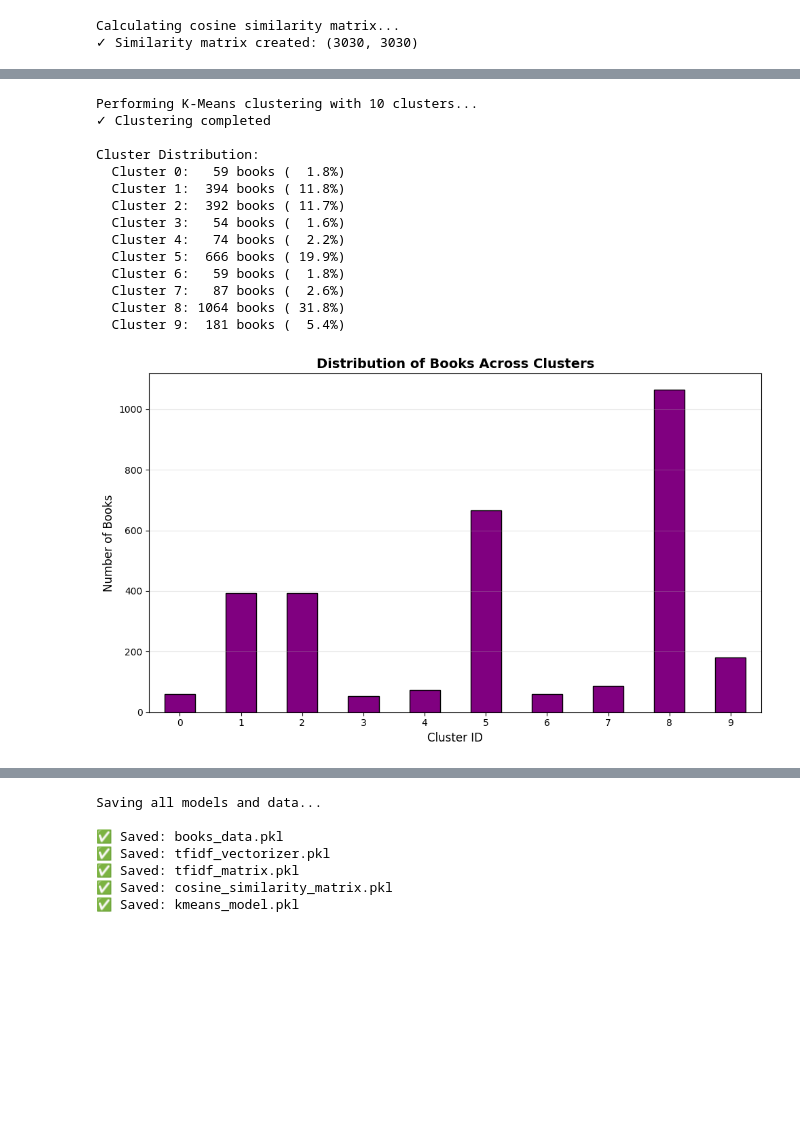
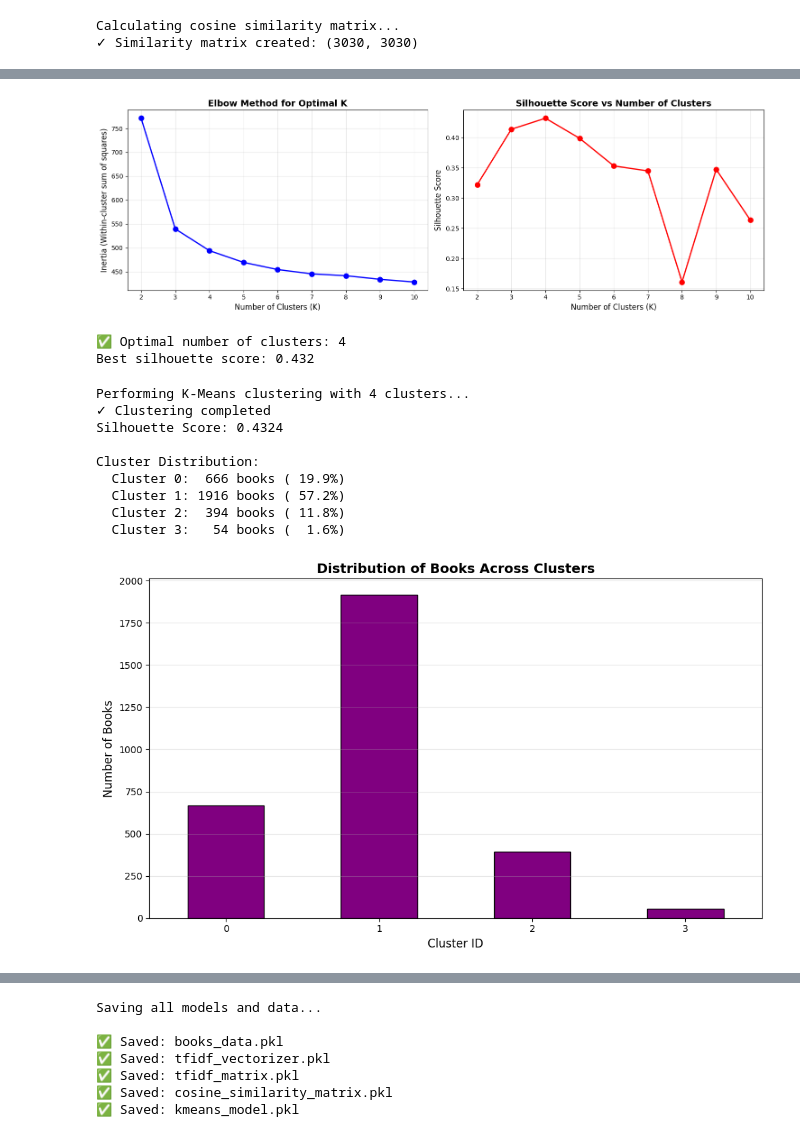
Before and after one commit to surya1626/audible-insights-book-recommendation, a Jupyter notebook: notebooks/index.ipynb, the cells around one changed output, grey strips where cells are left out. Cells and saved outputs as stored; diff of their text form; code cells hidden in the pictures; blank space fills up the shorter version.

```diff
--- a/notebooks/index.ipynb
+++ b/notebooks/index.ipynb
@@ -566,3 +583,28 @@ print(f"✓ Similarity matrix created: {similarity_matrix.shape}")
 # %% [output]
 Calculating cosine similarity matrix...
 ✓ Similarity matrix created: (3030, 3030)
+# %%
+# Try different numbers of clusters
+inertias = []  # Sum of squared distances to cluster centers
+silhouette_scores = []  # Measure of cluster quality
+k_range = range(2, 11)
+
+pca = PCA(n_components=100, random_state=42)  # Reduce to 100 dimensions
+tfidf_reduced = pca.fit_transform(tfidf_matrix.toarray())
+
+print(f"Reduced TF-IDF matrix to {tfidf_reduced.shape[1]} components")
+print(f"Explained variance: {pca.explained_variance_ratio_.sum():.2%}")
+
+for k in k_range:
+    # Train K-means with k clusters
+    kmeans = KMeans(n_clusters=k, random_state=42, n_init=10)
+    kmeans.fit(tfidf_reduced)
+
+    # Store inertia (lower is better, but we look for elbow)
+    inertias.append(kmeans.inertia_)
+
+    # Calculate silhouette score (higher is better, range -1 to 1)
+    sil_score = silhouette_score(tfidf_reduced, kmeans.labels_)
+    silhouette_scores.append(sil_score)
+
+    print(f"K={k}: Inertia={kmeans.inertia_:.2f}, Silhouette={sil_score:.3f}")
@@ -569,42 +623,69 @@ Calculating cosine similarity matrix...
+# %%
+# Visualize elbow plot
+fig, axes = plt.subplots(1, 2, figsize=(15, 5))
+
+# Elbow plot (inertia)
+axes[0].plot(k_range, inertias, 'bo-', linewidth=2, markersize=8)
+axes[0].set_xlabel('Number of Clusters (K)', fontsize=12)
+axes[0].set_ylabel('Inertia (Within-cluster sum of squares)', fontsize=12)
+axes[0].set_title('Elbow Method for Optimal K', fontsize=14, fontweight='bold')
+axes[0].grid(True, alpha=0.3)
+
+# Silhouette score plot
+axes[1].plot(k_range, silhouette_scores, 'ro-', linewidth=2, markersize=8)
+axes[1].set_xlabel('Number of Clusters (K)', fontsize=12)
+axes[1].set_ylabel('Silhouette Score', fontsize=12)
+axes[1].set_title('Silhouette Score vs Number of Clusters', fontsize=14, fontweight='bold')
+axes[1].grid(True, alpha=0.3)
+
+plt.tight_layout()
+plt.show()
+
+# Find optimal K based on silhouette score
+optimal_k = k_range[np.argmax(silhouette_scores)]
+print(f"\n✅ Optimal number of clusters: {optimal_k}")
+print(f"Best silhouette score: {max(silhouette_scores):.3f}")
+# %% [output]
+[figure, added]
+✅ Optimal number of clusters: 4
+Best silhouette score: 0.432
 # %%
 # Perform K-Means clustering
-n_clusters = 10
+n_clusters = 4
 print(f"Performing K-Means clustering with {n_clusters} clusters...")
 
 kmeans = KMeans(n_clusters=n_clusters, random_state=42, n_init=10, max_iter=300)
-df_final['Cluster'] = kmeans.fit_predict(tfidf_matrix)
+df_final['Cluster'] = kmeans.fit_predict(tfidf_reduced)
 
 print(f"✓ Clustering completed")
+sil_score = silhouette_score(tfidf_reduced, df_final['Cluster'], sample_size=1500)
 
+
+print(f"Silhouette Score: {sil_score:.4f}")
 # Cluster distribution
 cluster_counts = df_final['Cluster'].value_counts().sort_index()
 print(f"\nCluster Distribution:")
 for cluster_id, count in cluster_counts.items():
     print(f"  Cluster {cluster_id}: {count:4d} books ({count/len(df)*100:5.1f}%)")
 
 plt.figure(figsize=(10, 6))
 df_final['Cluster'].value_counts().sort_index().plot(kind='bar', color='purple', edgecolor='black')
 plt.xlabel('Cluster ID', fontsize=12)
 plt.ylabel('Number of Books', fontsize=12)
 plt.title('Distribution of Books Across Clusters', fontsize=14, fontweight='bold')
 plt.xticks(rotation=0)
 plt.grid(axis='y', alpha=0.3)
 plt.tight_layout()
 # plt.savefig('../visualizations/cluster_distribution.png', dpi=300, bbox_inches='tight')
 plt.show()
 # %% [output]
-Performing K-Means clustering with 10 clusters...
+Performing K-Means clustering with 4 clusters...
 ✓ Clustering completed
+Silhouette Score: 0.4324
 
 Cluster Distribution:
-  Cluster 0:   59 books (  1.8%)
-  Cluster 1:  394 books ( 11.8%)
-  Cluster 2:  392 books ( 11.7%)
+  Cluster 0:  666 books ( 19.9%)
+  Cluster 1: 1916 books ( 57.2%)
+  Cluster 2:  394 books ( 11.8%)
   Cluster 3:   54 books (  1.6%)
-  Cluster 4:   74 books (  2.2%)
-  Cluster 5:  666 books ( 19.9%)
-  Cluster 6:   59 books (  1.8%)
-  Cluster 7:   87 books (  2.6%)
-  Cluster 8: 1064 books ( 31.8%)
-  Cluster 9:  181 books (  5.4%)
-[figure, old version]
+[figure, new version]
```
Also changed, not shown: parts of 6 cells of this notebook, 3 other files.
